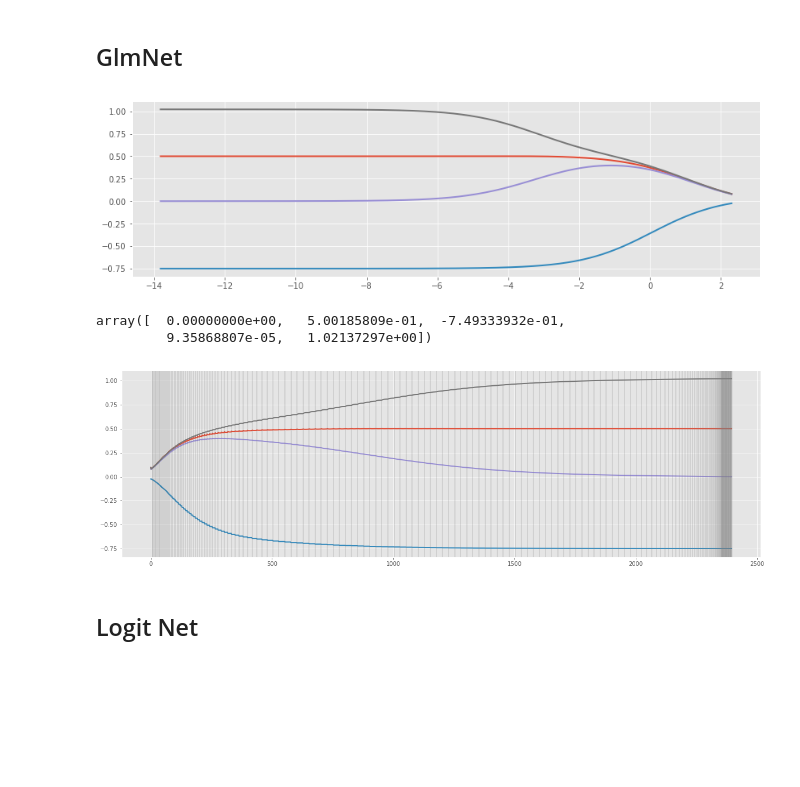
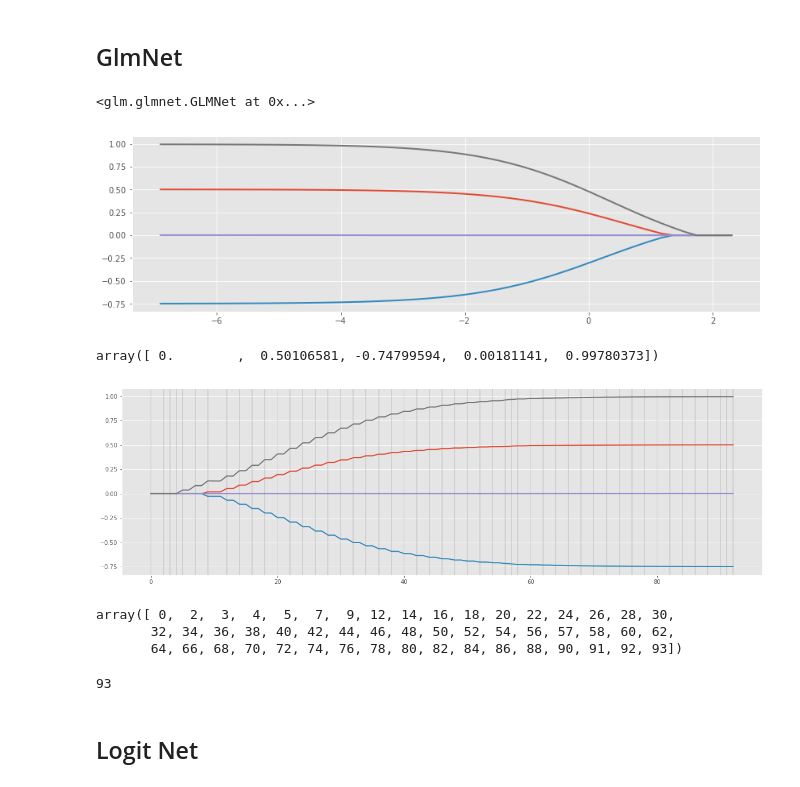
Before and after one commit to madrury/py-glm, a Jupyter notebook: examples/glmnet-examples.ipynb, the cells around one changed output. Drawn from its saved outputs; the diff is of its cells as text; code cells hidden in the pictures; blank space fills up the shorter version.

Commit message:
Add multiple quadratic appriximations in GLMNet.

```diff
--- a/examples/glmnet-examples.ipynb
+++ b/examples/glmnet-examples.ipynb
@@ -110,8 +109,8 @@ X = np.empty(shape=(100000, 5))
 X[:, 0] = 1.0
 X[:, 1] = np.random.normal(size=100000)
 X[:, 2] = np.random.normal(size=100000)
-X[:, 3] = X[:, 1] + 0.2*np.random.normal(size=100000)
-X[:, 4] = X[:, 1] + 0.2*np.random.normal(size=100000)
+X[:, 3] = 0.25*X[:, 1] + np.sqrt(1 - 0.25**2)*np.random.normal(size=100000)
+X[:, 4] = 0.25*X[:, 1] + np.sqrt(1 - 0.25**2)*np.random.normal(size=100000)
 #X[:, 3] = np.random.normal(size=100000)
 #X[:, 4] = np.random.normal(size=100000)
 
@@ -124,44 +123,53 @@ X[:, 0] = 1.0
 
 sample_weights = np.random.uniform(size=100000)
 # %%
-lambdas = np.logspace(np.log10(0.000001), np.log10(10), num=200)
+lambdas = np.logspace(np.log10(0.001), np.log10(10), num=50)
 lambdas = lambdas[::-1]
 # %%
-gnet = GLMNet(family=Gaussian(), alpha=0.05, lambdas=lambdas, max_iter=10)
+gnet = GLMNet(family=Gaussian(), alpha=0.2, lambdas=lambdas, max_iter=10)
 gnet.fit(X, y)
+# %% [output]
+<glm.glmnet.GLMNet at 0x...>
 # %%
-coef_paths = np.row_stack([g.coef_ for g in gnet._enets])
+coef_paths = np.row_stack([[g.coef_ for g in enets][-1] for enets in gnet._enets])
 
 fig, ax = plt.subplots(figsize=(14, 4))
 
 t = np.log(lambdas)
 for idx in range(1, coef_paths.shape[1]):
-    ax.plot(t, coef_paths[:, idx])
+     ax.plot(t, coef_paths[:, idx])
 # %% [output]
-[figure, old version]
+[figure, new version]
 # %%
 lr = LinearRegression()
 lr.fit(X, y)
 lr.coef_
 # %% [output]
-array([  0.00000000e+00,   5.00185809e-01,  -7.49333932e-01,
-         9.35868807e-05,   1.02137297e+00])
+array([ 0.        ,  0.50106581, -0.74799594,  0.00181141,  0.99780373])
 # %%
-granular_paths = [
-    np.row_stack(g._coef_path) for g in gnet._enets
-]
-conv_boundaries = np.cumsum([path.shape[0] for path in granular_paths])
+granular_paths = [np.row_stack([g.coef_ for g in enet_list]) for enet_list in gnet._enets]
+quad_approx_boundaries = np.cumsum([0] + [path.shape[0] for path in granular_paths])
 long_coef_path = np.row_stack(granular_paths)
 
 fig, ax = plt.subplots(figsize=(20, 6))
 t = np.arange(long_coef_path.shape[0])
 for idx in range(1, long_coef_path.shape[1]):
     ax.plot(t, long_coef_path[:, idx])
 
-for boundary in conv_boundaries:
+for boundary in quad_approx_boundaries[:-1]:
     ax.axvline(x=boundary, ymin=0, ymax=1, color="grey", alpha=0.2)
 # %% [output]
-[figure, old version]
+[figure, new version]
+# %%
+quad_approx_boundaries
+# %% [output]
+array([ 0,  2,  3,  4,  5,  7,  9, 12, 14, 16, 18, 20, 22, 24, 26, 28, 30,
+       32, 34, 36, 38, 40, 42, 44, 46, 48, 50, 52, 54, 56, 57, 58, 60, 62,
+       64, 66, 68, 70, 72, 74, 76, 78, 80, 82, 84, 86, 88, 90, 91, 92, 93])
+# %%
+long_coef_path.shape[0]
+# %% [output]
+93
 # %% [markdown]
 ## Logit Net
 # %%
```
Also changed, not shown: parts of 8 cells of this notebook, 1 other file.
